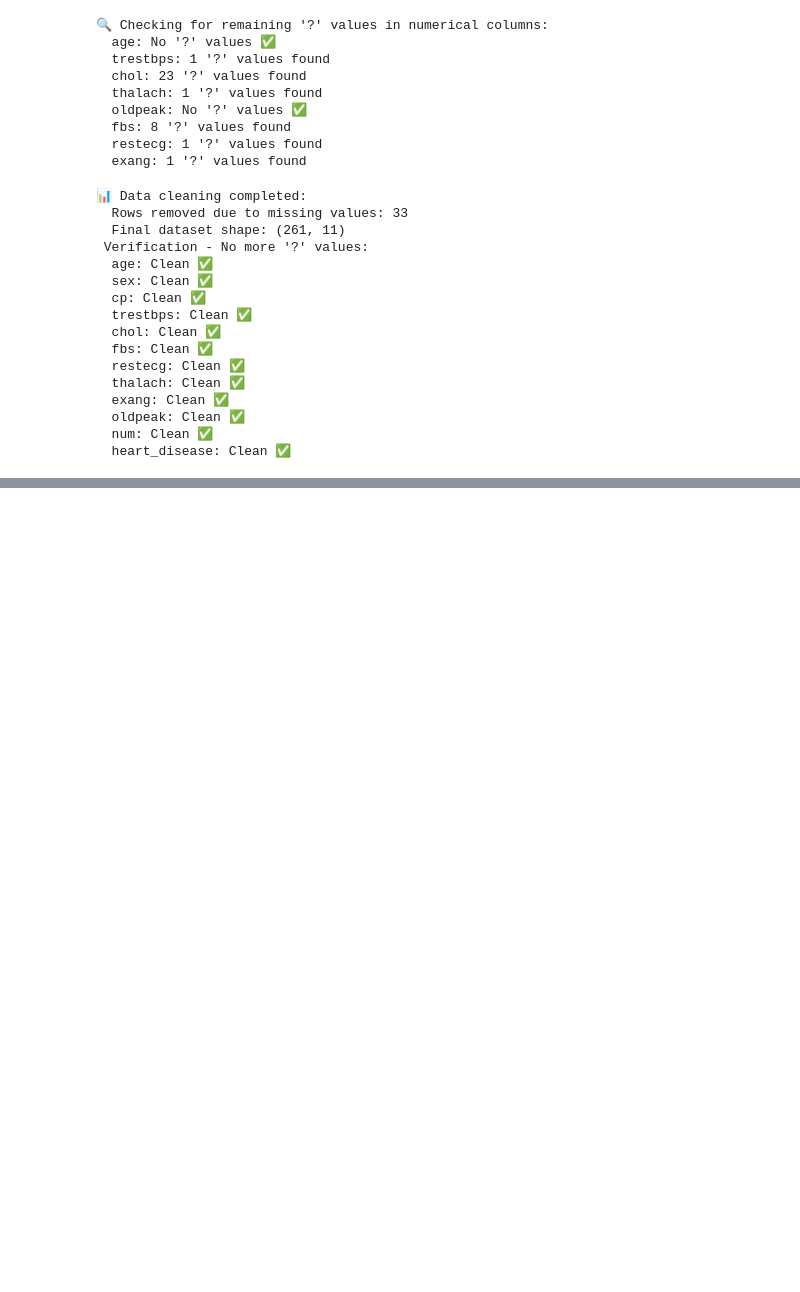
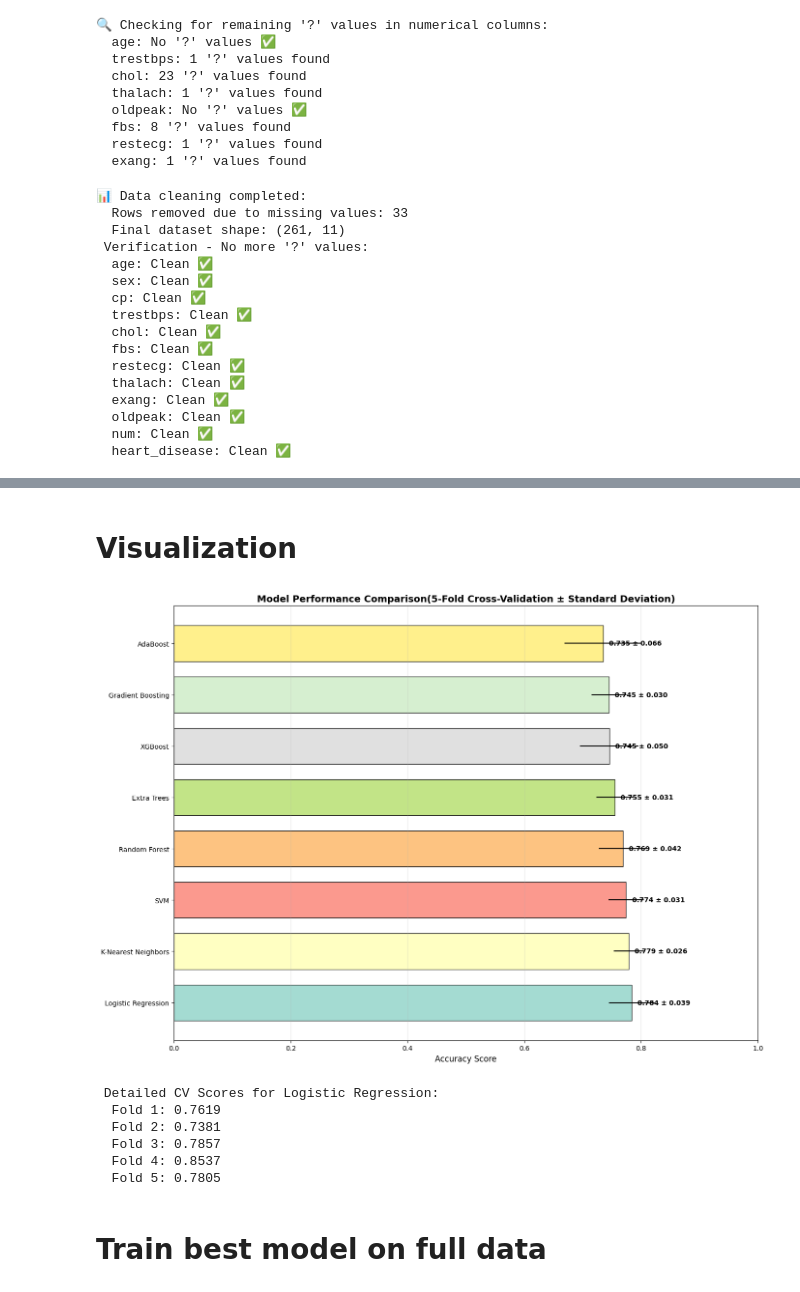
Before and after one commit to alabhastam/Heart-Attack-Prediction, a Jupyter notebook: main.ipynb, the cells around one changed output, grey strips where cells are left out. Drawn from its saved outputs; the diff is of its cells as text; code cells hidden in the pictures; blank space fills up the shorter version.

```diff
--- a/main.ipynb
+++ b/main.ipynb
@@ -267,0 +325,20 @@ for col in df_clean.columns:
+# %%
+# Check if XGBoost is available, otherwise use Gradient Boosting as alternative
+try:
+    from xgboost import XGBClassifier
+    xgb_available = True
+except ImportError:
+    xgb_available = False
+    print("⚠️  XGBoost not available. Using Gradient Boosting as alternative.")
+# %%
+models = {
+    'Logistic Regression': LogisticRegression(max_iter=1000, random_state=42, class_weight='balanced'),
+    'Random Forest': RandomForestClassifier(n_estimators=100, random_state=42, class_weight='balanced'),
+    'Gradient Boosting': GradientBoostingClassifier(n_estimators=100, random_state=42),
+    'XGBoost': XGBClassifier(random_state=42, eval_metric='logloss') if xgb_available
+              else GradientBoostingClassifier(n_estimators=150, random_state=42, subsample=0.8),
+    'AdaBoost': AdaBoostClassifier(n_estimators=100, random_state=42),
+    'SVM': SVC(kernel='linear', random_state=42, class_weight='balanced', probability=True),
+    'K-Nearest Neighbors': KNeighborsClassifier(n_neighbors=5),
+    'Extra Trees': ExtraTreesClassifier(n_estimators=100, random_state=42, class_weight='balanced')
+}
@@ -267,0 +415,42 @@ for col in df_clean.columns:
+# %% [markdown]
+# Visualization
+# %%
+# Create visualization of model performance
+plt.figure(figsize=(14, 10))
+model_names = [name for name, _ in sorted_results]
+mean_scores = [results['mean_accuracy'] for _, results in sorted_results]
+std_scores = [results['std_accuracy'] for _, results in sorted_results]
+
+colors = plt.cm.Set3(np.linspace(0, 1, len(model_names)))
+bars = plt.barh(range(len(model_names)), mean_scores, xerr=std_scores,
+                alpha=0.8, color=colors, edgecolor='black', height=0.7)
+
+plt.yticks(range(len(model_names)), model_names)
+plt.xlabel('Accuracy Score', fontsize=12)
+plt.title('Model Performance Comparison(5-Fold Cross-Validation ± Standard Deviation)', fontsize=14, fontweight='bold')
+plt.xlim(0, 1)
+plt.grid(axis='x', alpha=0.3)
+
+# Add value labels
+for i, (mean, std) in enumerate(zip(mean_scores, std_scores)):
+    plt.text(mean + 0.01, i, f'{mean:.3f} ± {std:.3f}',
+             va='center', fontweight='bold', fontsize=10)
+
+plt.tight_layout()
+plt.show()
+
+# Show individual fold scores for the best model
+print(f" Detailed CV Scores for {best_model_name}:")
+best_scores = cv_results[best_model_name]['all_scores']
+for fold, score in enumerate(best_scores, 1):
+    print(f"  Fold {fold}: {score:.4f}")
+# %% [output]
+[figure, added]
+ Detailed CV Scores for Logistic Regression:
+  Fold 1: 0.7619
+  Fold 2: 0.7381
+  Fold 3: 0.7857
+  Fold 4: 0.8537
+  Fold 5: 0.7805
+# %% [markdown]
+# Train best model on full data
```
Also changed, not shown: parts of 11 cells of this notebook.
